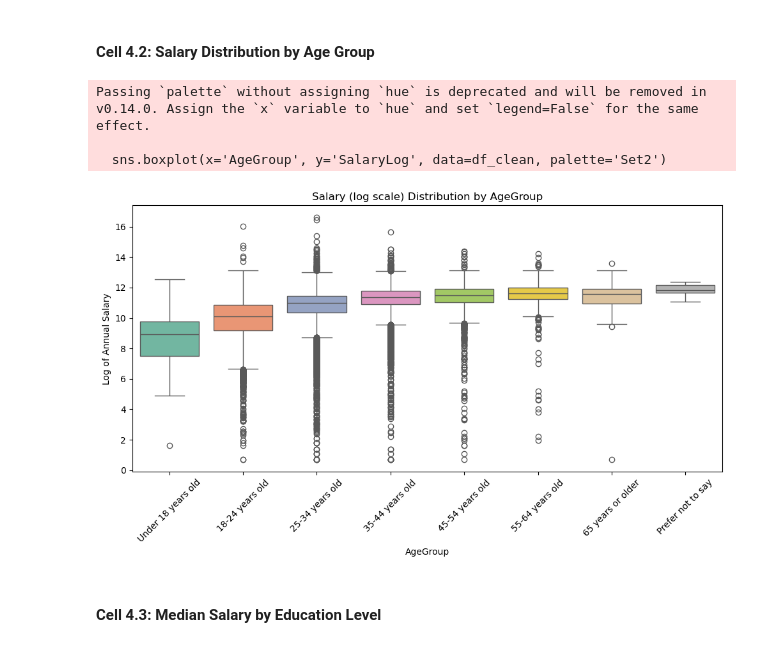
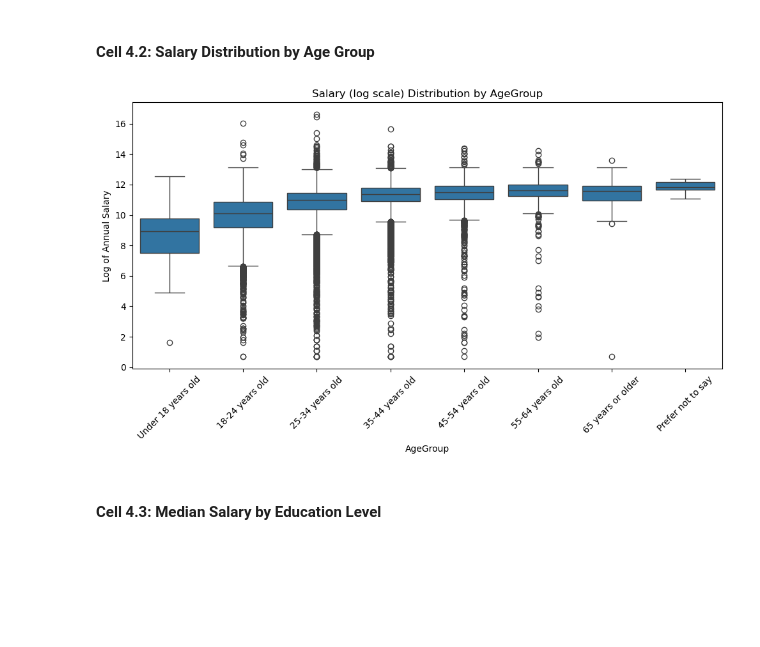
Before and after one commit to nkem-c-i/so-compensation, a Jupyter notebook: so_compensation_deep_dive.ipynb, the cells around one changed output. Saved outputs shown, nothing was run; the diff lists cells and outputs as text; code cells hidden in the pictures; blank space fills up the shorter version.

```diff
--- a/so_compensation_deep_dive.ipynb
+++ b/so_compensation_deep_dive.ipynb
@@ -254,18 +254,15 @@ plt.show()
 #### Cell 4.2: Salary Distribution by Age Group
 # %%
 plt.figure(figsize=(10,6))
-sns.boxplot(x='AgeGroup', y='SalaryLog', data=df_clean, palette='Set2')
+sns.boxplot(x='AgeGroup', y='SalaryLog', data=df_clean)
 plt.title('Salary (log scale) Distribution by AgeGroup')
 plt.xlabel('AgeGroup')
 plt.ylabel('Log of Annual Salary')
 plt.xticks(rotation=45)
 plt.tight_layout()
 plt.show()
 # %% [output]
-Passing `palette` without assigning `hue` is deprecated and will be removed in v0.14.0. Assign the `x` variable to `hue` and set `legend=False` for the same effect.
-
-  sns.boxplot(x='AgeGroup', y='SalaryLog', data=df_clean, palette='Set2')
-[figure, old version]
+[figure, new version]
 # %% [markdown]
 #### Cell 4.3: Median Salary by Education Level
 # %%
```
Also changed, not shown: parts of 1 cell of this notebook, 1 other file.
